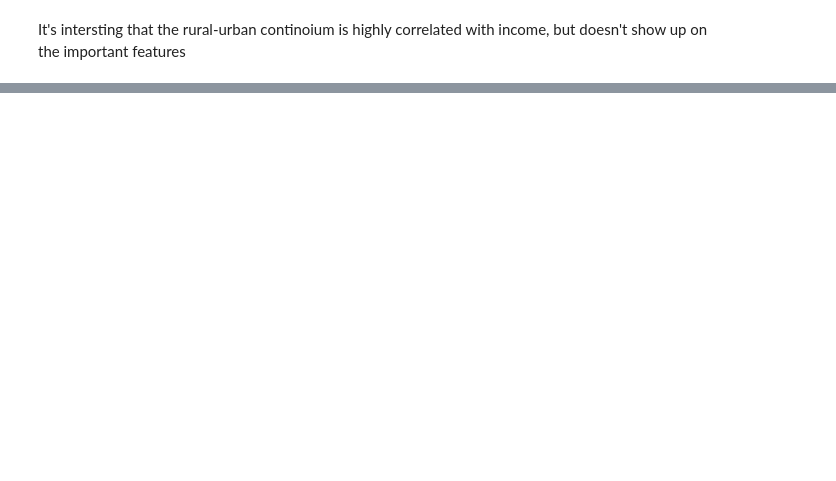
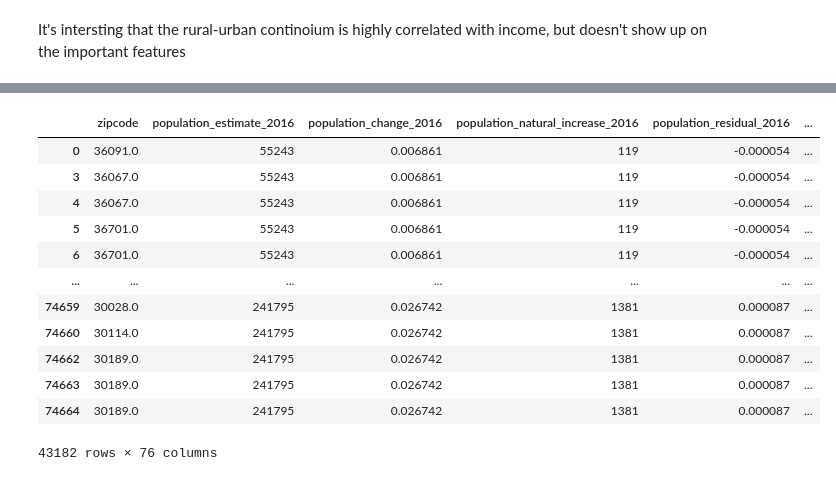
Before and after one commit to AlexBuchko/466Starbucks, a Jupyter notebook: kdd.ipynb, the cells around one changed output, grey strips where cells are left out. Saved outputs shown, nothing was run; the diff lists cells and outputs as text; code cells hidden in the pictures; blank space fills up the shorter version.

```diff
--- a/kdd.ipynb
+++ b/kdd.ipynb
@@ -117,0 +133,17 @@ It's intersting that the rural-urban continoium is highly correlated with income
+# %%
+allJoined = pd.read_csv("allJoined.csv", index_col=0)
+allJoined
+# %% [output]
+|  | zipcode | population_estimate_2016 | population_change_2016 | population_natural_increase_2016 | population_residual_2016 | ... |
+| 0 | 36091.0 | 55243 | 0.006861 | 119 | -0.000054 | ... |
+| 3 | 36067.0 | 55243 | 0.006861 | 119 | -0.000054 | ... |
+| 4 | 36067.0 | 55243 | 0.006861 | 119 | -0.000054 | ... |
+| 5 | 36701.0 | 55243 | 0.006861 | 119 | -0.000054 | ... |
+| 6 | 36701.0 | 55243 | 0.006861 | 119 | -0.000054 | ... |
+| ... | ... | ... | ... | ... | ... | ... |
+| 74659 | 30028.0 | 241795 | 0.026742 | 1381 | 0.000087 | ... |
+| 74660 | 30114.0 | 241795 | 0.026742 | 1381 | 0.000087 | ... |
+| 74662 | 30189.0 | 241795 | 0.026742 | 1381 | 0.000087 | ... |
+| 74663 | 30189.0 | 241795 | 0.026742 | 1381 | 0.000087 | ... |
+| 74664 | 30189.0 | 241795 | 0.026742 | 1381 | 0.000087 | ... |
+43182 rows × 76 columns
```
Also changed, not shown: parts of 21 cells of this notebook, 3 other files.
